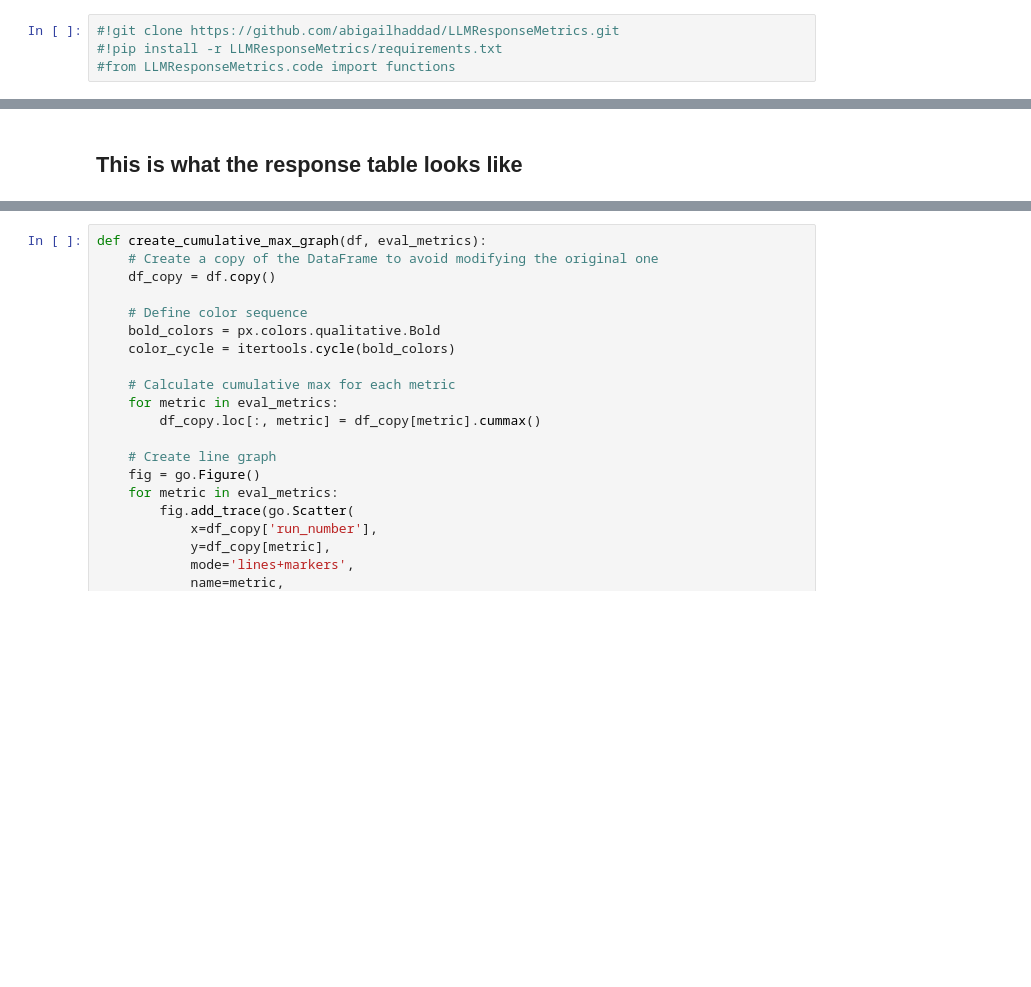
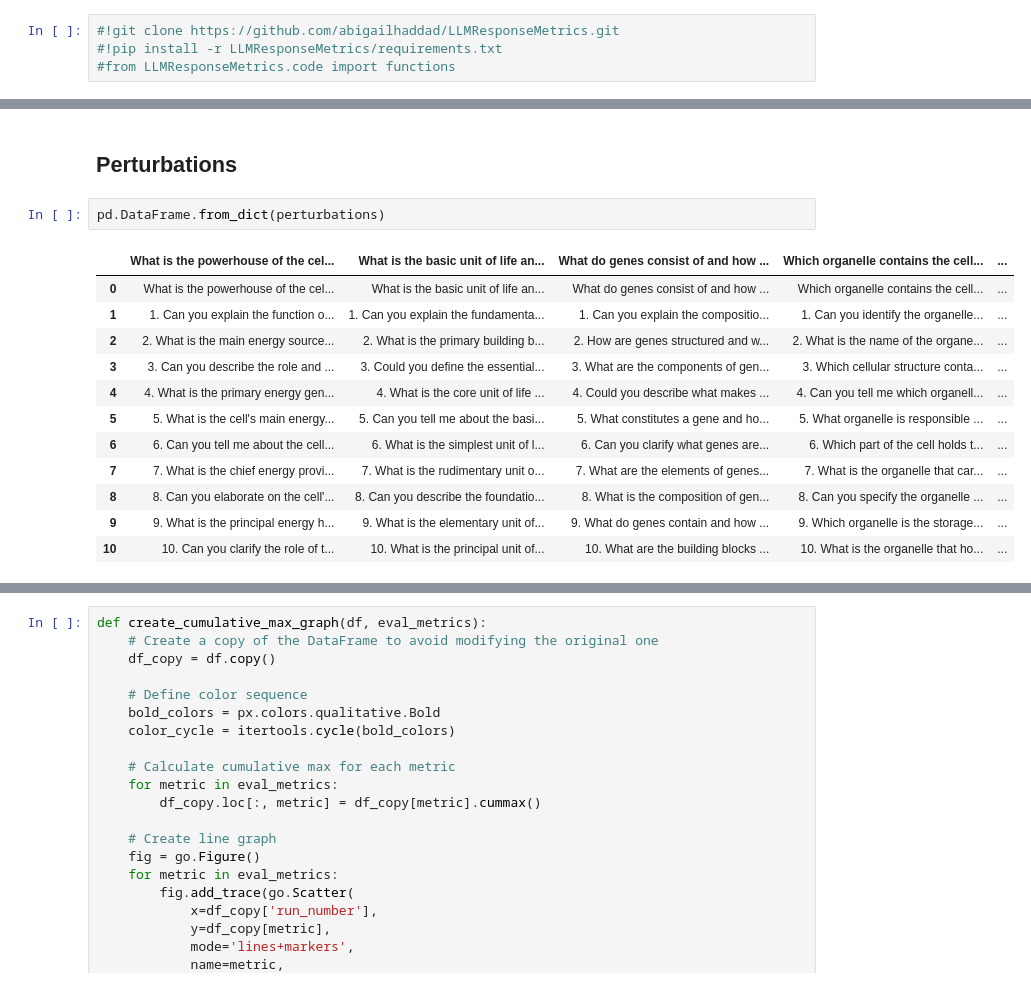
Before and after one commit to abigailhaddad/LLMResponseMetrics, a Jupyter notebook: code/ClosedEndedTextAnalysis.ipynb, the cells around one changed output, grey strips where cells are left out. Saved outputs shown, nothing was run; the diff lists cells and outputs as text; blank space fills up the shorter version.

```diff
--- a/code/ClosedEndedTextAnalysis.ipynb
+++ b/code/ClosedEndedTextAnalysis.ipynb
@@ -66,2 +89,17 @@ POST Request Sent from LiteLLM:
-# %% [markdown]
-## This is what the response table looks like
+# %% [markdown]
+## Perturbations
+# %%
+pd.DataFrame.from_dict(perturbations)
+# %% [output]
+|  | What is the powerhouse of the cel... | What is the basic unit of life an... | What do genes consist of and how ... | Which organelle contains the cell... | ... |
+| 0 | What is the powerhouse of the cel... | What is the basic unit of life an... | What do genes consist of and how ... | Which organelle contains the cell... | ... |
+| 1 | 1. Can you explain the function o... | 1. Can you explain the fundamenta... | 1. Can you explain the compositio... | 1. Can you identify the organelle... | ... |
+| 2 | 2. What is the main energy source... | 2. What is the primary building b... | 2. How are genes structured and w... | 2. What is the name of the organe... | ... |
+| 3 | 3. Can you describe the role and ... | 3. Could you define the essential... | 3. What are the components of gen... | 3. Which cellular structure conta... | ... |
+| 4 | 4. What is the primary energy gen... | 4. What is the core unit of life ... | 4. Could you describe what makes ... | 4. Can you tell me which organell... | ... |
+| 5 | 5. What is the cell's main energy... | 5. Can you tell me about the basi... | 5. What constitutes a gene and ho... | 5. What organelle is responsible ... | ... |
+| 6 | 6. Can you tell me about the cell... | 6. What is the simplest unit of l... | 6. Can you clarify what genes are... | 6. Which part of the cell holds t... | ... |
+| 7 | 7. What is the chief energy provi... | 7. What is the rudimentary unit o... | 7. What are the elements of genes... | 7. What is the organelle that car... | ... |
+| 8 | 8. Can you elaborate on the cell'... | 8. Can you describe the foundatio... | 8. What is the composition of gen... | 8. Can you specify the organelle ... | ... |
+| 9 | 9. What is the principal energy h... | 9. What is the elementary unit of... | 9. What do genes contain and how ... | 9. Which organelle is the storage... | ... |
+| 10 | 10. Can you clarify the role of t... | 10. What is the principal unit of... | 10. What are the building blocks ... | 10. What is the organelle that ho... | ... |
```
Also changed, not shown: parts of 25 cells of this notebook, 2 other files.
